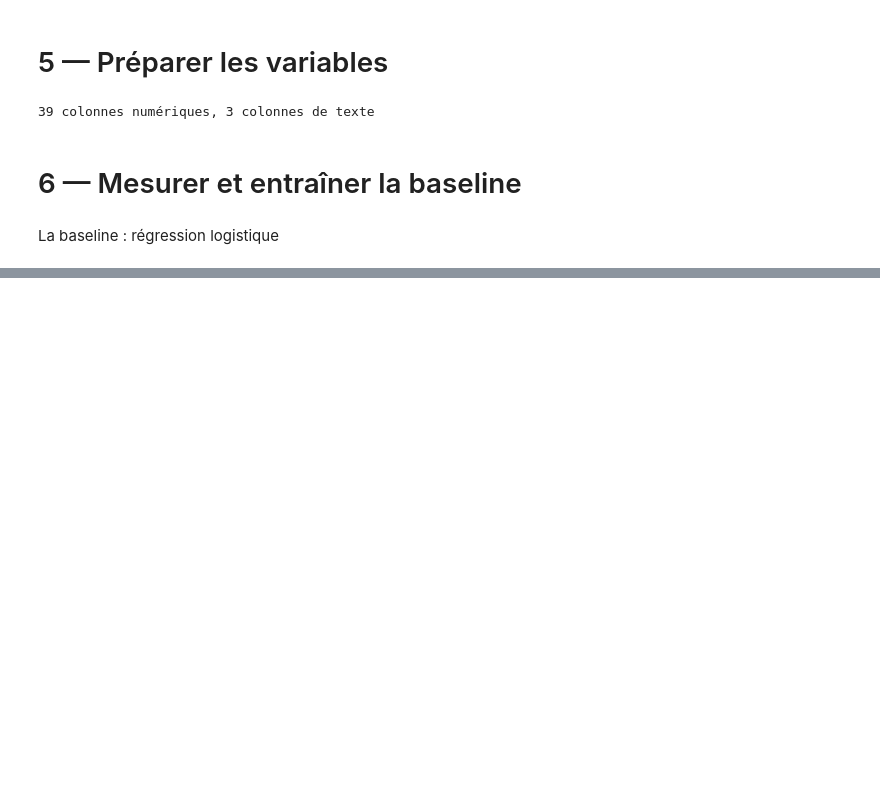
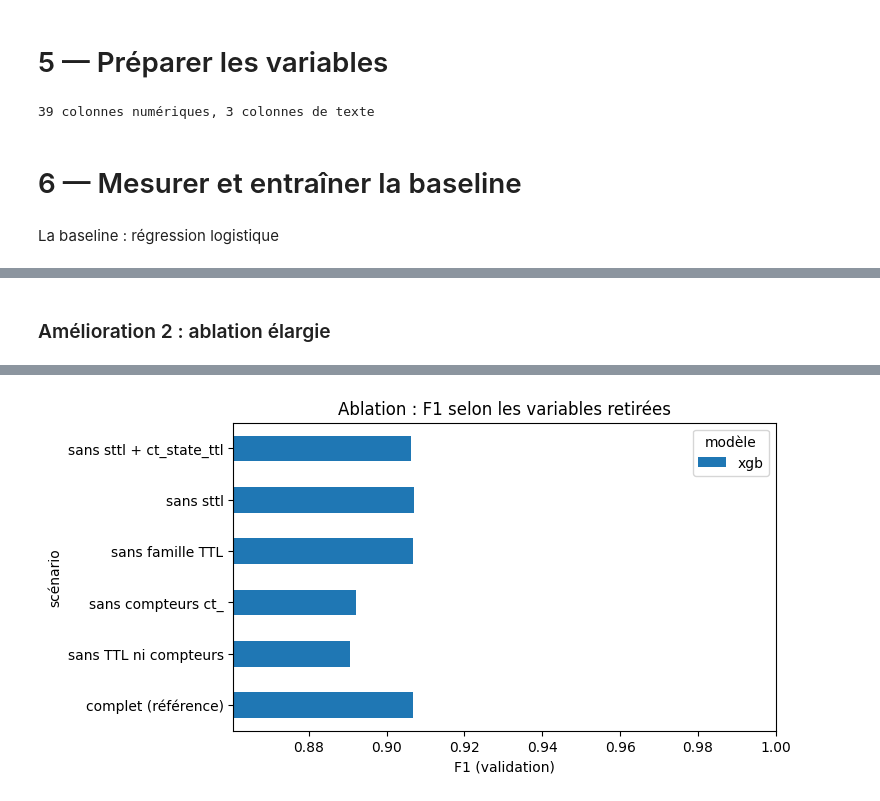
Before and after one commit to emna378/ids-explainability-audit, a Jupyter notebook: 01_donnees_baseline.ipynb, the cells around one changed output, grey strips where cells are left out. Drawn from its saved outputs; the diff is of its cells as text; code cells hidden in the pictures; blank space fills up the shorter version.

```diff
--- a/01_donnees_baseline.ipynb
+++ b/01_donnees_baseline.ipynb
@@ -209,0 +287,15 @@ PR-AUC : 0.9275
+# %%
+lignes = []
+for nom, p, t_fit, t_pred in [
+        ("Baseline (régression logistique)", p_val_base, None, None),
+        ("Forêt aléatoire", p_val_rf, t_fit_rf, t_pred_rf),
+        ("XGBoost", p_val_xgb, t_fit_xgb, t_pred_xgb)]:
+    seuil = best_threshold(y_val, p)            # seuil choisi sur la validation
+    r = evaluate(y_val, p, seuil, nom, verbose=False)
+    r["temps entraînement (s)"] = None if t_fit is None else round(t_fit, 1)
+    r["temps prédiction (s)"] = None if t_pred is None else round(t_pred, 2)
+    lignes.append(r)
+tableau_val = pd.DataFrame(lignes).set_index("modèle")
+print(tableau_val)
+tableau_val.to_csv("results/comparaison_validation.csv")
+print("\nRéférence PR-AUC d'un modèle au hasard = part d'attaques =", round(y_val.mean(), 3))
@@ -209,0 +727,57 @@ PR-AUC : 0.9275
+# %% [markdown]
+### Amélioration 2 : ablation élargie
+# %%
+SEUIL = 0.0015      # ≈ 3 écarts-types de l'étape 15 (indicatif, à adapter)
+ttl = ["sttl", "dttl", "ct_state_ttl"]
+compteurs = [c for c in X_train.columns if c.startswith("ct_")]
+scenarios = {
+    "sans sttl": ["sttl"],
+    "sans sttl + ct_state_ttl": ["sttl", "ct_state_ttl"],
+    "sans famille TTL": ttl,
+    "sans compteurs ct_": compteurs,
+    "sans TTL ni compteurs": sorted(set(ttl + compteurs)),
+}
+MODELES = ["xgb"]     # d'abord XGBoost (rapide) ; ["xgb", "rf"] ajoute la forêt (~6 min par essai)
+
+params = {"xgb": xgb_search.best_params_, "rf": rf_search.best_params_}
+p_ref = {"xgb": p_val_xgb, "rf": p_val_rf}
+lignes = []
+for kind in MODELES:
+    r = evaluate(y_val, p_ref[kind], best_threshold(y_val, p_ref[kind]), "complet", verbose=False)
+    r.update({"modèle": kind, "scénario": "complet (référence)", "nb retirées": 0})
+    lignes.append(r)
+    for nom, retirees in scenarios.items():
+        num_a = [c for c in num_cols if c not in retirees]
+        m = build_model(kind, num_a, cat_cols, params[kind])      # mêmes réglages que le modèle complet
+        m.fit(X_train[num_a + cat_cols], y_train)
+        p = m.predict_proba(X_val[num_a + cat_cols])[:, 1]
+        r = evaluate(y_val, p, best_threshold(y_val, p), nom, verbose=False)
+        r.update({"modèle": kind, "scénario": nom, "nb retirées": len(retirees)})
+        lignes.append(r)
+        print("fait :", kind, "|", nom)
+
+abl = pd.DataFrame(lignes)[["modèle", "scénario", "nb retirées", "PR-AUC", "précision", "rappel", "F1"]]
+for kind in MODELES:
+    masque = abl["modèle"] == kind
+    ref = abl[masque & abl["scénario"].str.startswith("complet")].iloc[0]
+    abl.loc[masque, "Δ PR-AUC"] = (abl.loc[masque, "PR-AUC"] - ref["PR-AUC"]).round(4)
+    abl.loc[masque, "Δ F1"] = (abl.loc[masque, "F1"] - ref["F1"]).round(4)
+abl["lecture"] = np.where(abl["Δ PR-AUC"].abs() < SEUIL, "pas de différence mesurable",
+                          np.where(abl["Δ PR-AUC"] < 0, "perte", "gain"))
+pd.set_option("display.width", 200)
+print(abl.to_string(index=False))
+abl.to_csv("results/ablation_elargie_validation.csv", index=False)
+
+# Qu'est-ce qui a remplacé les variables retirées ? (dernier modèle, dernier scénario)
+cols_a = num_a + cat_cols
+Xt = m.named_steps["prep"].transform(X_val[cols_a])
+perm = permutation_importance(m.named_steps["clf"], Xt, y_val, scoring="average_precision",
+                              n_repeats=3, random_state=SEED, n_jobs=-1)
+print("\nVariables les plus utilisées sans TTL ni compteurs :")
+print(pd.Series(perm.importances_mean, index=cols_a).sort_values(ascending=False).head(8).round(4))
+
+piv = abl.pivot(index="scénario", columns="modèle", values="F1")
+piv.plot.barh(figsize=(7, 4)); plt.xlabel("F1 (validation)")
+plt.xlim(max(0, piv.min().min() - 0.03), 1); plt.title("Ablation : F1 selon les variables retirées")
+plt.savefig("figures/ablation_elargie.png", dpi=150, bbox_inches="tight"); plt.show()
+# %% [output]
@@ -209,0 +801 @@ PR-AUC : 0.9275
+[figure, added]
```
Also changed, not shown: parts of 31 cells of this notebook.
